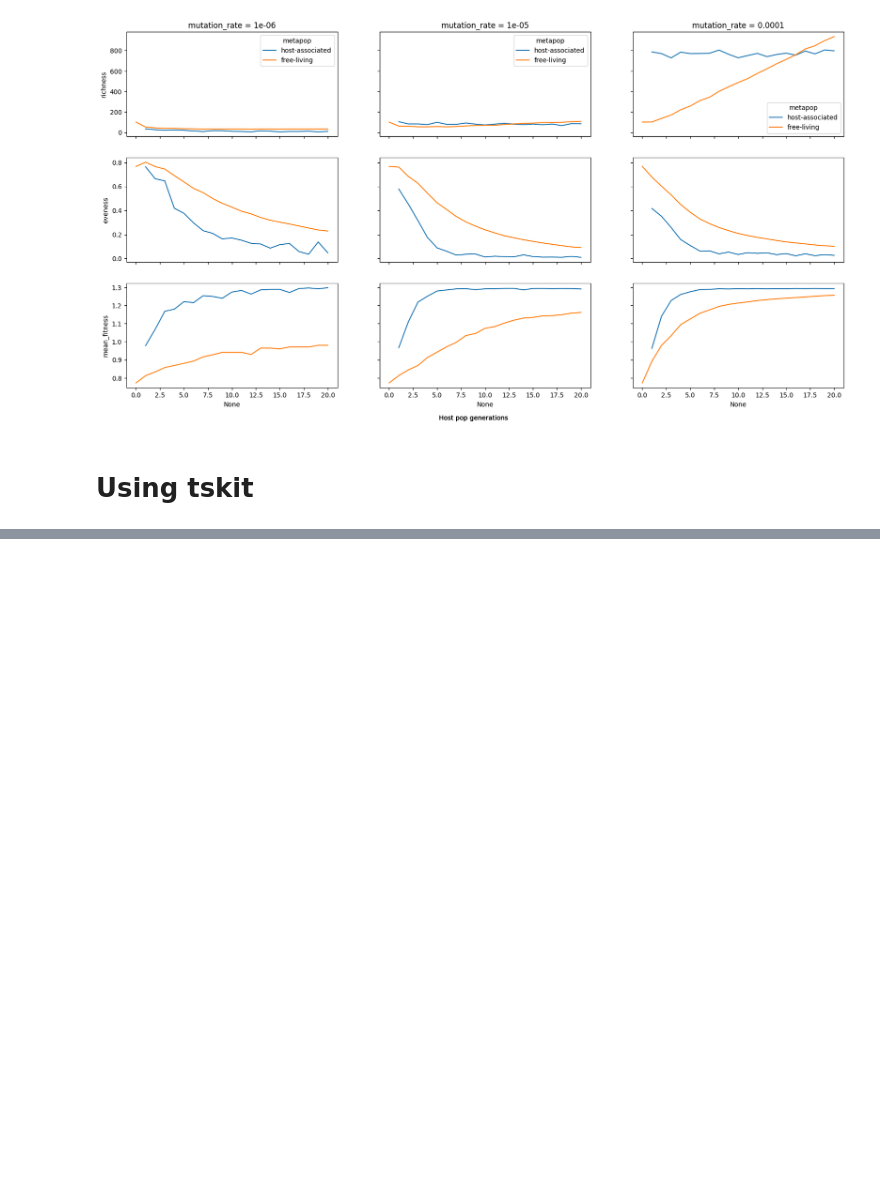
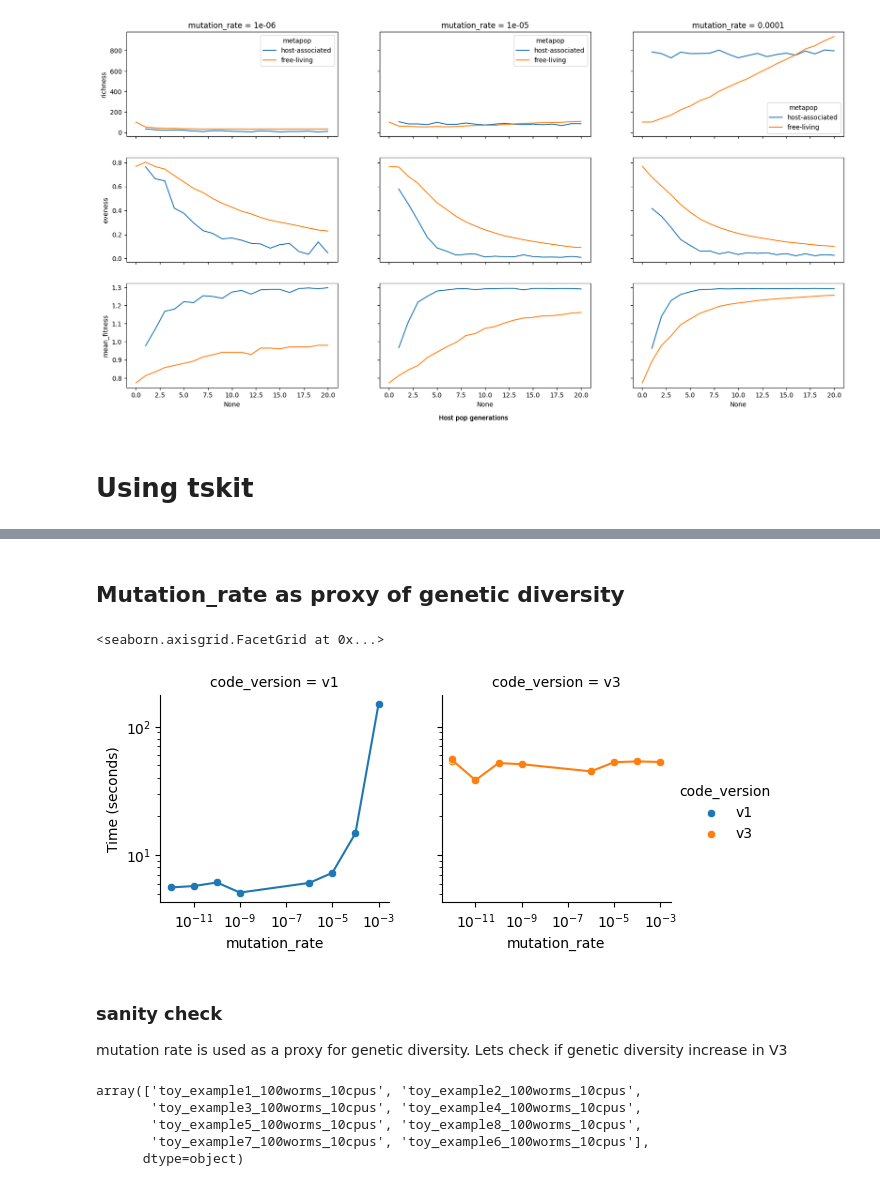
Before and after one commit to maepz/Modeling_trophosome, a Jupyter notebook: notebooks/Investigate_scaling_up_server.ipynb, the cells around one changed output, grey strips where cells are left out. Drawn from its saved outputs; the diff is of its cells as text; code cells hidden in the pictures; blank space fills up the shorter version.

```diff
--- a/notebooks/Investigate_scaling_up_server.ipynb
+++ b/notebooks/Investigate_scaling_up_server.ipynb
@@ -748,0 +881,29 @@ with warnings.catch_warnings():
+# %% [markdown]
+## Mutation_rate as proxy of genetic diversity
+# %%
+import seaborn as sns
+g = sns.FacetGrid(df[(df.test.str.contains('toy_example')) & (df.n_worms==100) & (df.cpus==10) & (df.variable=='run_time')], hue="code_version",col='code_version',sharey=True)
+g.map(sns.lineplot,'mutation_rate','value')
+g.map(sns.scatterplot,'mutation_rate','value')
+g.set(yscale='log')
+g.set(ylabel='Time (seconds)')
+g.set(xscale='log')
+g.add_legend(title="code_version")
+# g.legend(title="host population size")
+# %% [output]
+<seaborn.axisgrid.FacetGrid at 0x...>
+[figure, added]
+# %% [markdown]
+### sanity check
+mutation rate is used as a proxy for genetic diversity. Lets check if genetic diversity increase in V3
+# %%
+df=time_df.melt(id_vars=['test','n_worms','cpus','code_version','mutation_rate'])
+mydf=df[(df.test.str.contains('toy_example')) & (df.n_worms==100) & (df.cpus==10) & (df.variable=='run_time') & (df.code_version=='v3')]
+myfiles=mydf.test.values[:-1]
+myfiles
+# %% [output]
+array(['toy_example1_100worms_10cpus', 'toy_example2_100worms_10cpus',
+       'toy_example3_100worms_10cpus', 'toy_example4_100worms_10cpus',
+       'toy_example5_100worms_10cpus', 'toy_example8_100worms_10cpus',
+       'toy_example7_100worms_10cpus', 'toy_example6_100worms_10cpus'],
+      dtype=object)
```
Also changed, not shown: parts of 19 cells of this notebook, 23 other files.
